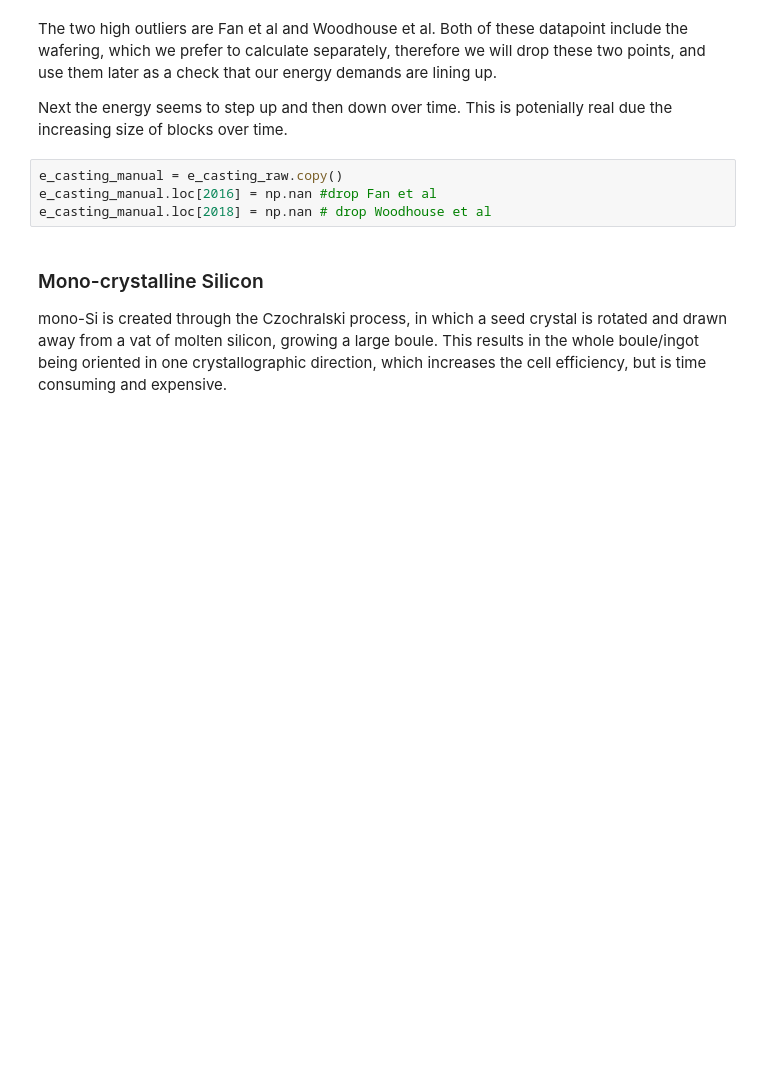
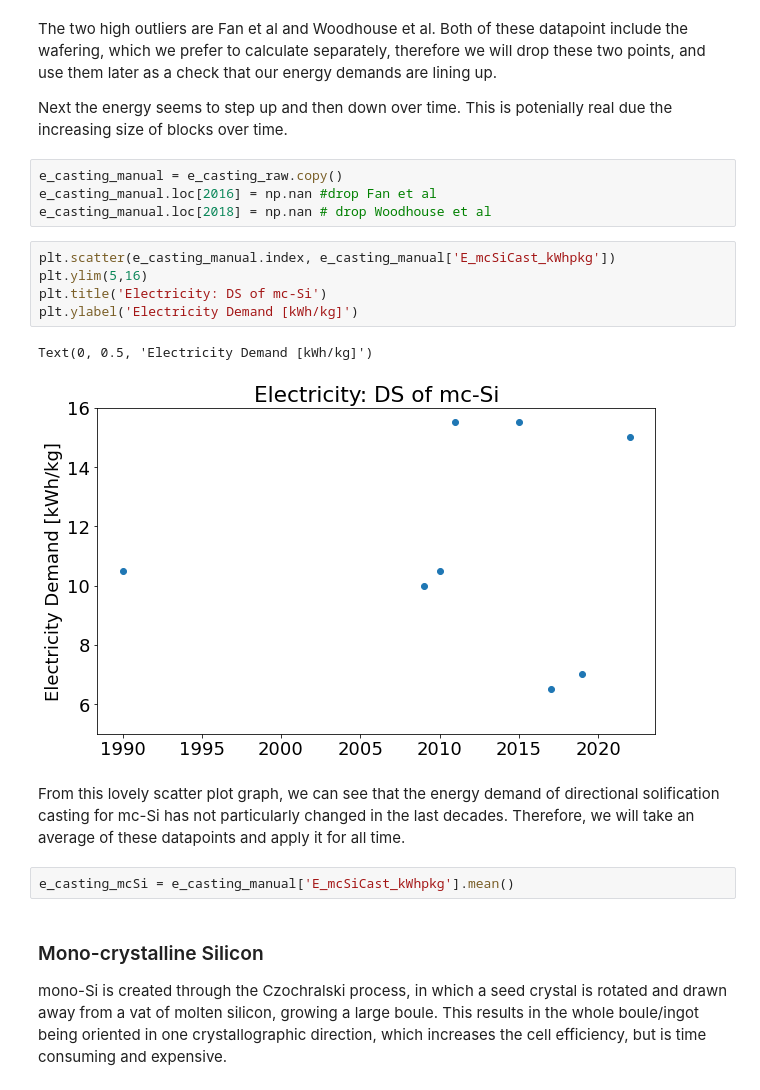
Before and after one commit to NREL/PV_ICE, a Jupyter notebook: docs/tutorials/baseline development documentation/(baseline development) Energy Silicon Manufacturing.ipynb, the cells around one changed output. Saved outputs shown, nothing was run; the diff lists cells and outputs as text; blank space fills up the shorter version.

```diff
--- a/docs/tutorials/baseline development documentation/(baseline development) Energy Silicon Manufacturing.ipynb
+++ b/docs/tutorials/baseline development documentation/(baseline development) Energy Silicon Manufacturing.ipynb
@@ -234,6 +235,18 @@ Next the energy seems to step up and then down over time. This is potenially rea
 e_casting_manual = e_casting_raw.copy()
 e_casting_manual.loc[2016] = np.nan #drop Fan et al
 e_casting_manual.loc[2018] = np.nan # drop Woodhouse et al
+# %%
+plt.scatter(e_casting_manual.index, e_casting_manual['E_mcSiCast_kWhpkg'])
+plt.ylim(5,16)
+plt.title('Electricity: DS of mc-Si')
+plt.ylabel('Electricity Demand [kWh/kg]')
+# %% [output]
+Text(0, 0.5, 'Electricity Demand [kWh/kg]')
+[figure, added]
+# %% [markdown]
+From this lovely scatter plot graph, we can see that the energy demand of directional solification casting for mc-Si has not particularly changed in the last decades. Therefore, we will take an average of these datapoints and apply it for all time.
+# %%
+e_casting_mcSi = e_casting_manual['E_mcSiCast_kWhpkg'].mean()
 # %% [markdown]
 ### Mono-crystalline Silicon
 
```
Also changed, not shown: parts of 10 cells of this notebook, 11 other files.
